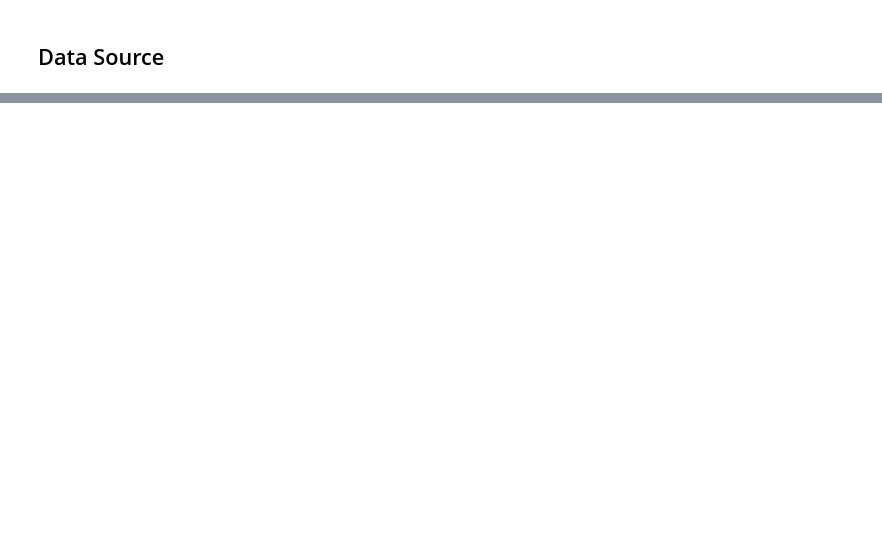
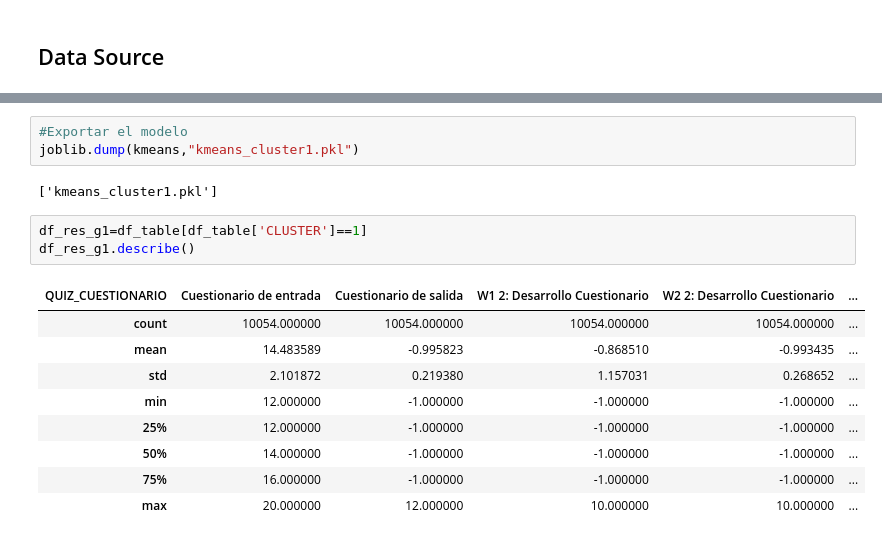
Before and after one commit to juorme/difods_2023_prod, a Jupyter notebook: cluster/cluster_docentes.ipynb, the cells around one changed output, grey strips where cells are left out. Saved outputs shown, nothing was run; the diff lists cells and outputs as text; blank space fills up the shorter version.

```diff
--- a/cluster/cluster_docentes.ipynb
+++ b/cluster/cluster_docentes.ipynb
@@ -117,0 +233,18 @@ eda1[eda1['CONT']>1]
+# %%
+#Exportar el modelo
+joblib.dump(kmeans,"kmeans_cluster1.pkl")
+# %% [output]
+['kmeans_cluster1.pkl']
+# %%
+df_res_g1=df_table[df_table['CLUSTER']==1]
+df_res_g1.describe()
+# %% [output]
+| QUIZ_CUESTIONARIO | Cuestionario de entrada | Cuestionario de salida | W1 2: Desarrollo Cuestionario | W2 2: Desarrollo Cuestionario | ... |
+| count | 10054.000000 | 10054.000000 | 10054.000000 | 10054.000000 | ... |
+| mean | 14.483589 | -0.995823 | -0.868510 | -0.993435 | ... |
+| std | 2.101872 | 0.219380 | 1.157031 | 0.268652 | ... |
+| min | 12.000000 | -1.000000 | -1.000000 | -1.000000 | ... |
+| 25% | 12.000000 | -1.000000 | -1.000000 | -1.000000 | ... |
+| 50% | 14.000000 | -1.000000 | -1.000000 | -1.000000 | ... |
+| 75% | 16.000000 | -1.000000 | -1.000000 | -1.000000 | ... |
+| max | 20.000000 | 12.000000 | 10.000000 | 10.000000 | ... |
```
Also changed, not shown: parts of 38 cells of this notebook, 9 other files.
